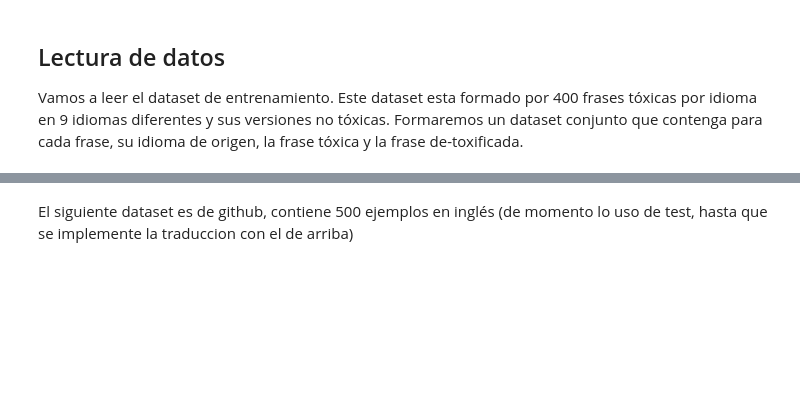
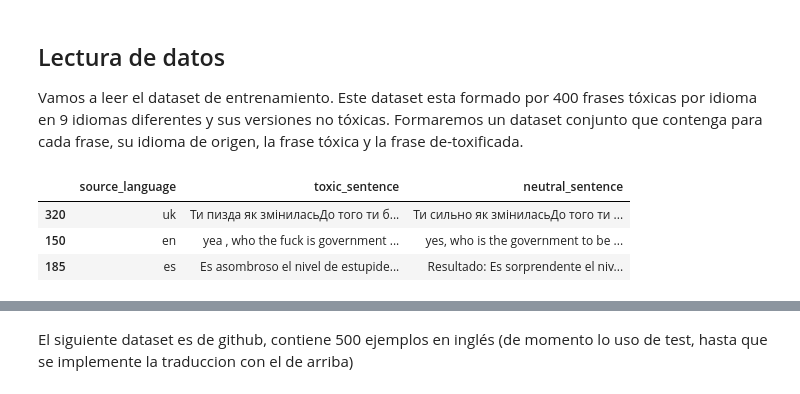
Before and after one commit to 18mgdev/nlp_detox, a Jupyter notebook: nlp_detox.ipynb, the cells around one changed output, grey strips where cells are left out. Saved outputs shown, nothing was run; the diff lists cells and outputs as text; code cells hidden in the pictures; blank space fills up the shorter version.

```diff
--- a/nlp_detox.ipynb
+++ b/nlp_detox.ipynb
@@ -31,14 +27,20 @@ Vamos a leer el dataset de entrenamiento. Este dataset esta formado por 400 fras
 # %%
 splits = {'en': 'data/en-00000-of-00001.parquet', 'ru': 'data/ru-00000-of-00001.parquet', 'uk': 'data/uk-00000-of-00001.parquet', 'de': 'data/de-00000-of-00001.parquet', 'es': 'data/es-00000-of-00001.parquet', 'am': 'data/am-00000-of-00001.parquet', 'zh': 'data/zh-00000-of-00001.parquet', 'ar': 'data/ar-00000-of-00001.parquet', 'hi': 'data/hi-00000-of-00001.parquet'}
 df_en = pd.read_parquet("hf://datasets/textdetox/multilingual_paradetox/" + splits["en"])
 df_uk = pd.read_parquet("hf://datasets/textdetox/multilingual_paradetox/" + splits["uk"])
 df_ru = pd.read_parquet("hf://datasets/textdetox/multilingual_paradetox/" + splits["ru"])
 df_de = pd.read_parquet("hf://datasets/textdetox/multilingual_paradetox/" + splits["de"])
 df_es = pd.read_parquet("hf://datasets/textdetox/multilingual_paradetox/" + splits["es"])
 df_am = pd.read_parquet("hf://datasets/textdetox/multilingual_paradetox/" + splits["am"])
 df_zh = pd.read_parquet("hf://datasets/textdetox/multilingual_paradetox/" + splits["zh"])
 df_ar = pd.read_parquet("hf://datasets/textdetox/multilingual_paradetox/" + splits["ar"])
 df_hi = pd.read_parquet("hf://datasets/textdetox/multilingual_paradetox/" + splits["hi"])
 
-df_hf = pd.concat([df_en, df_uk, df_ru, df_de, df_es, df_am, df_zh, df_ar, df_hi], keys=['en','uk', 'ru', 'de', 'es', 'am', 'zh-cn', 'ar', 'hi']).reset_index(level=[0])
-df_hf.sample(3)
+df_total = pd.concat([df_en, df_uk, df_ru, df_de, df_es, df_am, df_zh, df_ar, df_hi], keys=['en','uk', 'ru', 'de', 'es', 'am', 'zh-cn', 'ar', 'hi']).reset_index(level=[0])
+df_total.rename(columns={"level_0":"source_language","toxic_sentence":"toxic_sentence", "neutral_sentence":"neutral_sentence"}, inplace=True)
+df_total.sample(3)
+# %% [output]
+|  | source_language | toxic_sentence | neutral_sentence |
+| 320 | uk | Ти пизда як зміниласьДо того ти б... | Ти сильно як зміниласьДо того ти ... |
+| 150 | en | yea , who the fuck is government ... | yes, who is the government to be ... |
+| 185 | es | Es asombroso el nivel de estupide... | Resultado: Es sorprendente el niv... |
```
Also changed, not shown: parts of 19 cells of this notebook.
